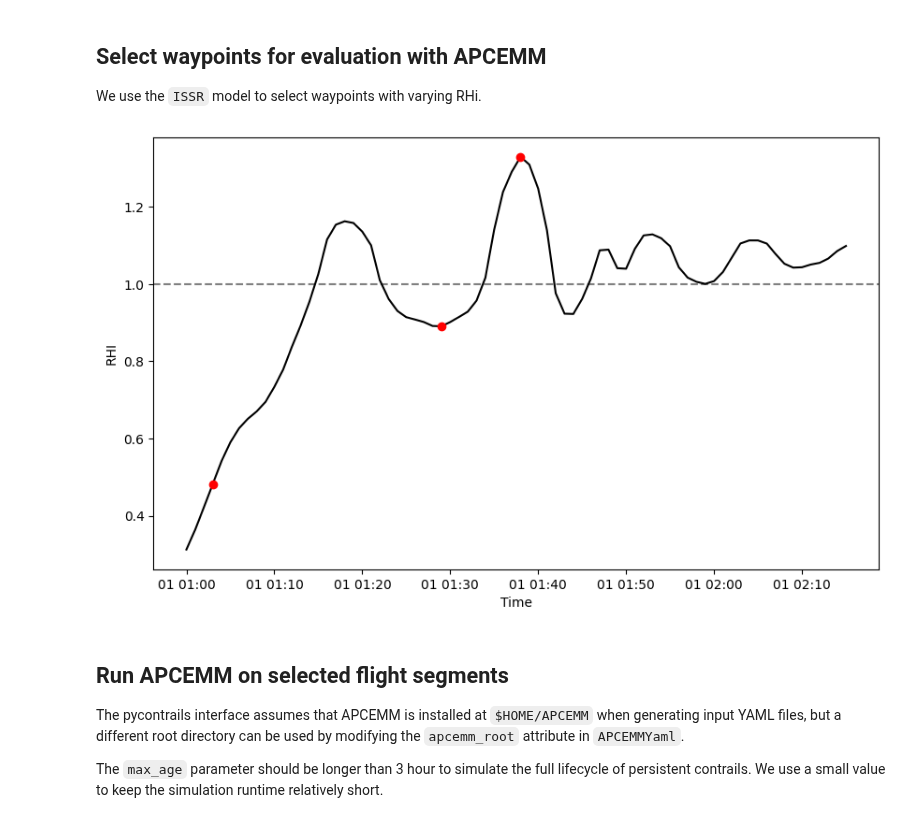
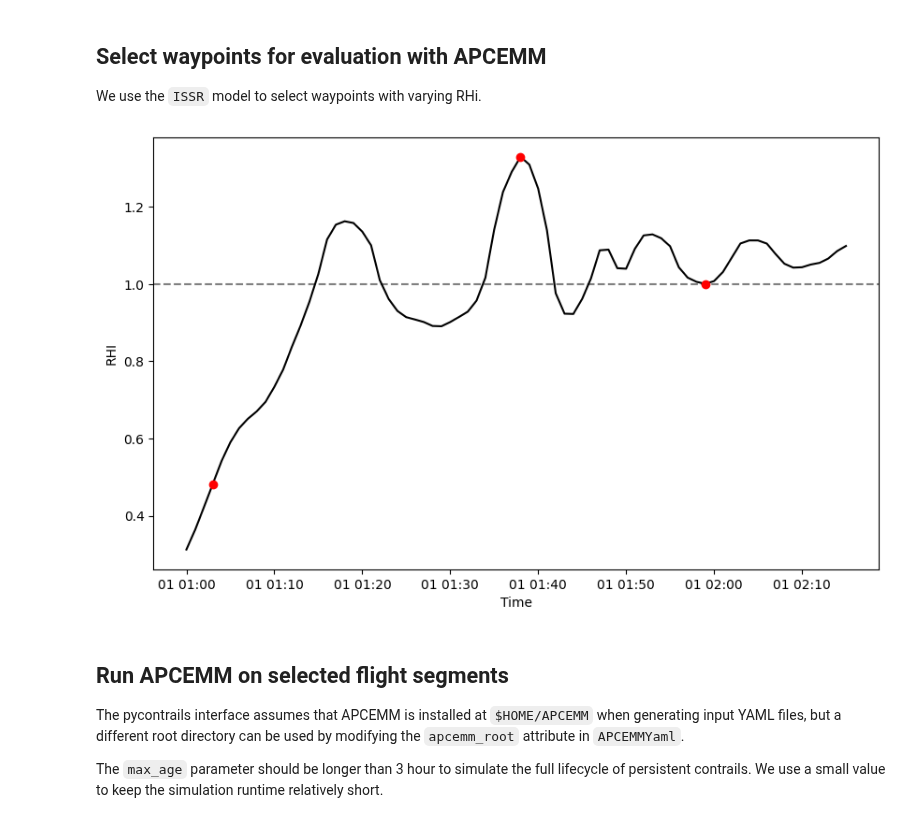
Before and after one commit to contrailcirrus/pycontrails, a Jupyter notebook: docs/integrations/APCEMM.ipynb, the cells around one changed output. Saved outputs shown, nothing was run; the diff lists cells and outputs as text; code cells hidden in the pictures.

```diff
--- a/docs/integrations/APCEMM.ipynb
+++ b/docs/integrations/APCEMM.ipynb
@@ -100,17 +99,17 @@ model = ISSR(met, humidity_scaling=HistogramMatching(level_type="model"))
 result = model.eval(flight, copy_source=True)
 # %%
 # select a few waypoints
-segments = [3, 29, 38]
+waypoints = [3, 38, 59]
 # %%
-# plot select segments on ISSR results
+# plot select waypoints on ISSR results
 plt.plot(result["time"], result["rhi"], "k-")
-for segment in segments:
-    plt.plot(result["time"][segment], result["rhi"][segment], "ro")
+for waypoint in waypoints:
+    plt.plot(result["time"][waypoint], result["rhi"][waypoint], "ro")
 plt.xlabel("Time")
 plt.ylabel("RHI")
 plt.gca().axhline(y=1, color="gray", ls="--", zorder=-1);
 # %% [output]
-[figure, old version]
+[figure, new version]
 # %% [markdown]
 ## Run APCEMM on selected flight segments
 
```
Also changed, not shown: parts of 10 cells of this notebook, 6 other files.
